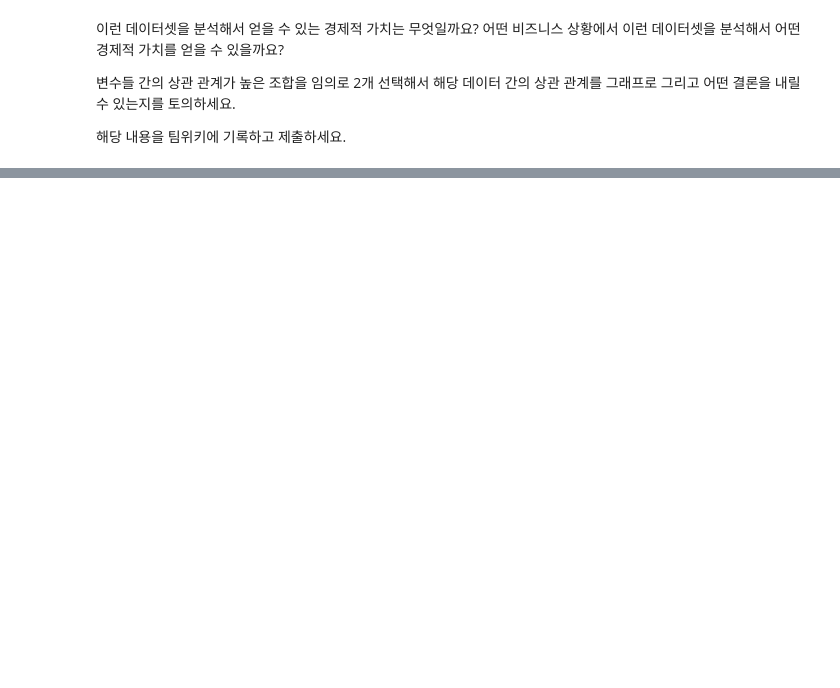
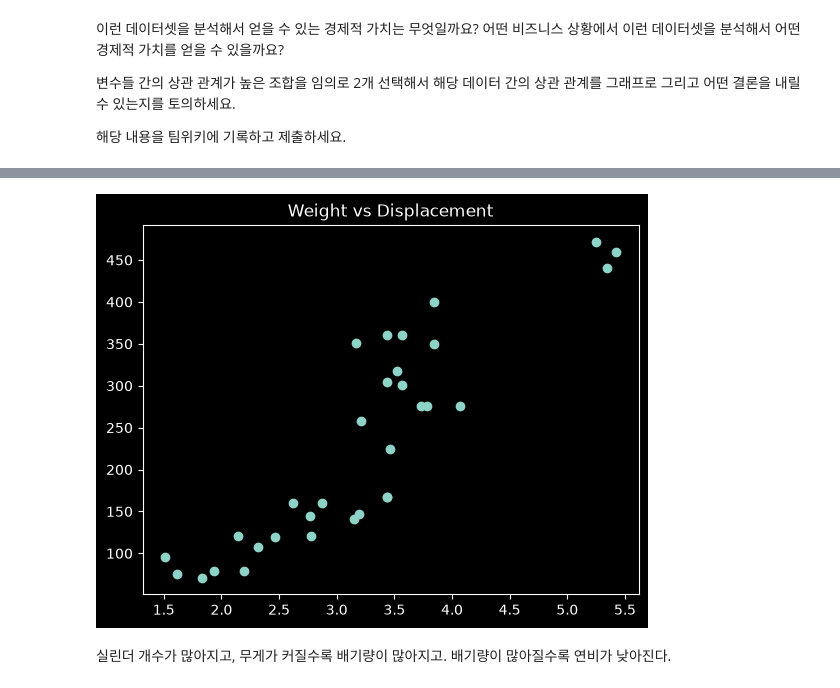
Before and after one commit to codrae/softeer-DE-wiki, a Jupyter notebook: missions/W1/M1_analyze_mtcars/mtcars.ipynb, the cells around one changed output, grey strips where cells are left out. Drawn from its saved outputs; the diff is of its cells as text; code cells hidden in the pictures; blank space fills up the shorter version.

```diff
--- a/missions/W1/M1_analyze_mtcars/mtcars.ipynb
+++ b/missions/W1/M1_analyze_mtcars/mtcars.ipynb
@@ -236,0 +257,9 @@ corr_df.corr()
+# %%
+plt.scatter(df['wt'], df['disp'])
+plt.title("Weight vs Displacement")
+plt.show()
+# %% [output]
+[figure, added]
+# %% [markdown]
+실린더 개수가 많아지고, 무게가 커질수록 배기량이 많아지고.
+배기량이 많아질수록 연비가 낮아진다.
```
Also changed, not shown: parts of 3 cells of this notebook.
